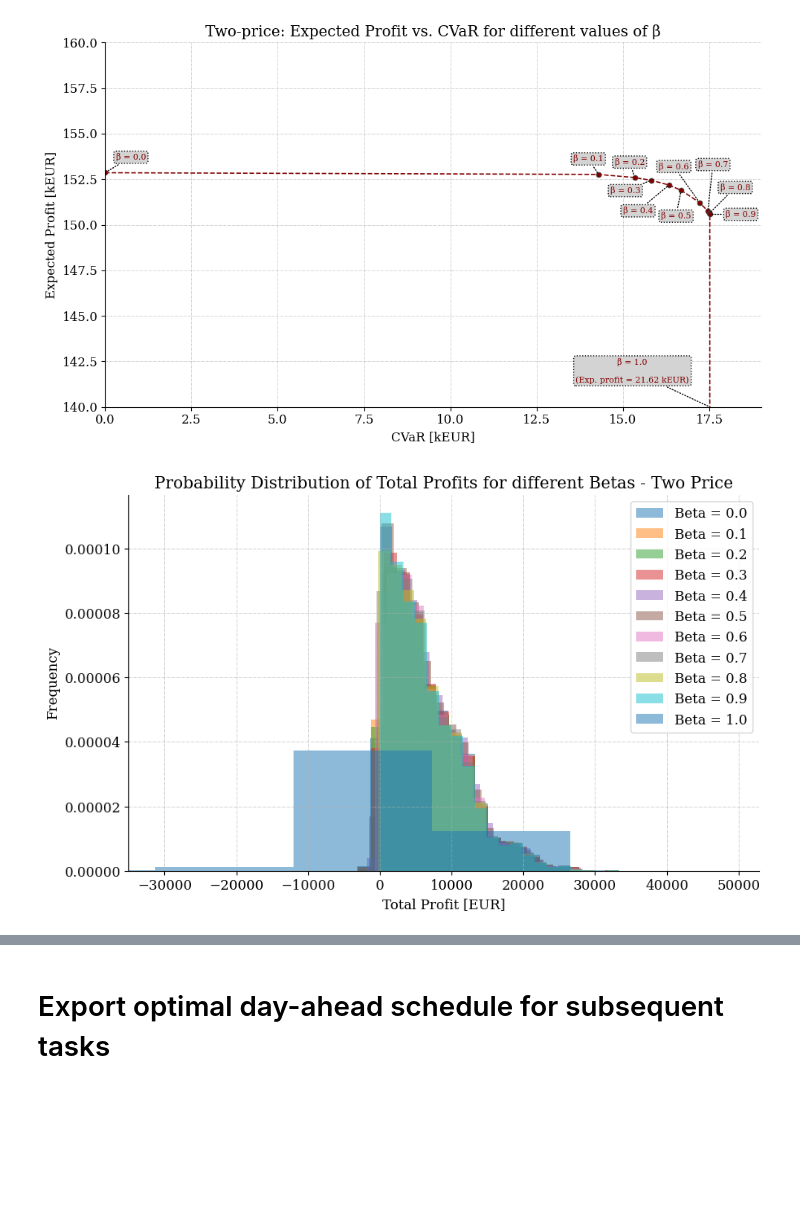
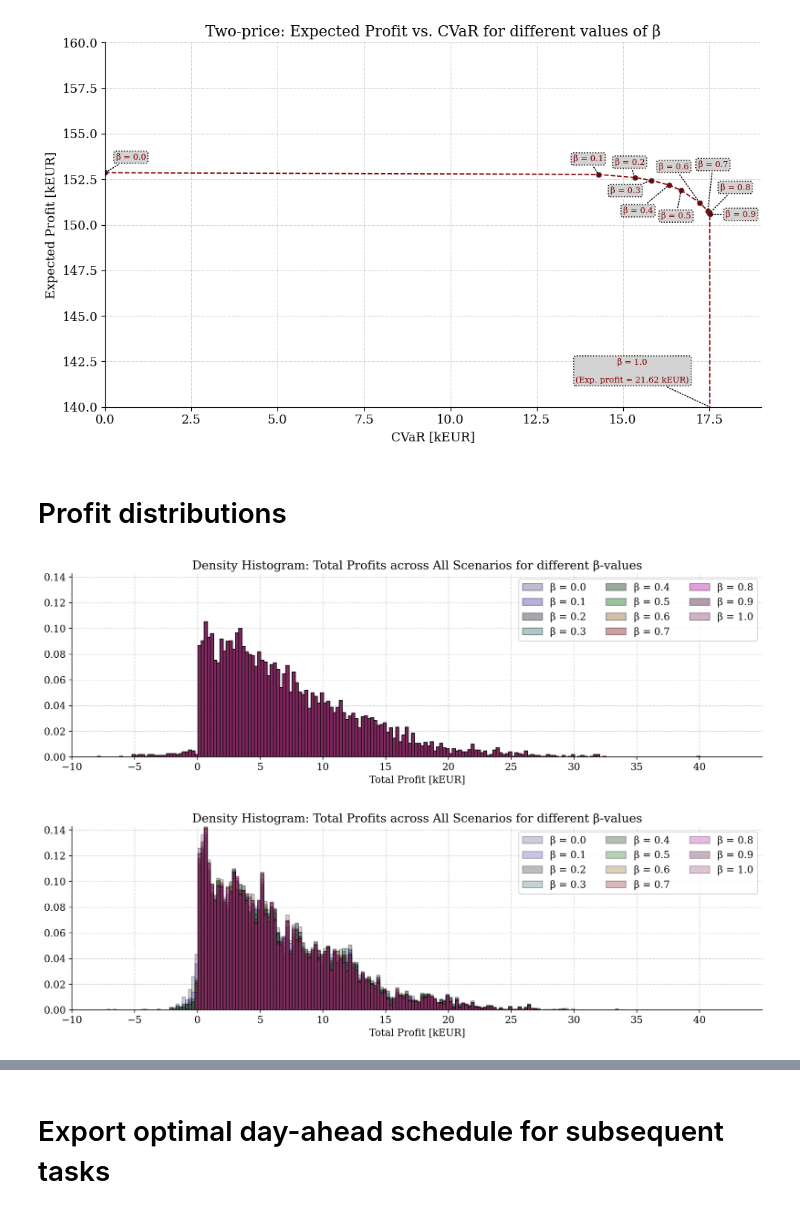
Before and after one commit to Hvid1999/46755, a Jupyter notebook: Assignment 2/task_1c_v2.ipynb, the cells around one changed output, grey strips where cells are left out. Saved outputs shown, nothing was run; the diff lists cells and outputs as text; code cells hidden in the pictures; blank space fills up the shorter version.

Commit message:
Updated the profit histograms for 1C and reorganized the file a bit
Also exported the DA-bids for beta=0.5 as CSV

```diff
--- a/Assignment 2/task_1c_v2.ipynb
+++ b/Assignment 2/task_1c_v2.ipynb
@@ -508,3 +500,5 @@ plt.tight_layout()
 plt.show()
 # %% [output]
 [figure]
+# %% [markdown]
+# Profit distributions
@@ -511,21 +510,41 @@ plt.show()
+# %%
+# Plot the probability distribution of profits for all scenarios for each beta
+plt.figure(figsize=(15, 4), dpi=200)
+
+n = 0
+for beta, profits in all_scenario_profits_per_beta_op.items():
+    plt.hist(np.array(profits) * 1e-3, bins=bins, density=True, alpha=0.4, label=f'\u03B2 = {beta.round(1)}', edgecolor='black', color=clrs[n])
+    n += 1
+
+plt.title('Density Histogram: Total Profits across All Scenarios for different \u03B2-values')
+plt.xlabel('Total Profit [kEUR]')
+plt.legend(ncol = 3)
+plt.grid(True)
+plt.ylim(ymax=0.1425)
+plt.gca().set_xticks(np.arange(-10,45,5))
+plt.gca().set_xlim([-10, 45])
+plt.gca().set_axisbelow(True)
+plt.show()
+# %% [output]
+[figure, added]
 # %%
-# Collect total profits for all scenarios for each beta
-all_scenario_profits_per_beta_tp = {beta: [] for beta in beta_values}
-for beta, result in results_per_beta_tp.items():
-    for w in range(OMEGA):
-        all_scenario_profits_per_beta_tp[beta].extend(result[w]['Total Profit [EUR]'])
+# Plot the probability distribution of profits for all scenarios for each beta
+plt.figure(figsize=(15, 4), dpi=200)
 
-# Plot the probability distribution of profits for all scenarios for each beta
-plt.figure(figsize=(10, 6))
+n = 0
 for beta, profits in all_scenario_profits_per_beta_tp.items():
-    plt.hist(profits, bins=20, density=True, alpha=0.5, label=f'Beta = {beta.round(1)}')
-plt.title('Probability Distribution of Total Profits for different Betas - Two Price')
-plt.xlabel('Total Profit [EUR]')
-plt.ylabel('Frequency')
-plt.legend()
-#plt.xticks(np.arange(-5000, 51, 500))  # Custom ticks for x-axis from -5000 to 50
-plt.xlim(-35000, plt.xlim()[1])
+    plt.hist(np.array(profits) * 1e-3, bins=bins, density=True, alpha=0.3, label=f'\u03B2 = {beta.round(1)}', edgecolor='black', color=clrs[n])
+    n += 1
+
+plt.title('Density Histogram: Total Profits across All Scenarios for different \u03B2-values')
+plt.xlabel('Total Profit [kEUR]')
+plt.legend(ncol = 3)
 plt.grid(True)
+plt.ylim(ymax=0.1425)
+plt.gca().set_xticks(np.arange(-10,45,5))
+plt.gca().set_xlim([-10, 45])
+plt.gca().set_axisbelow(True)
+
 plt.show()
 # %% [output]
-[figure, old version]
+[figure, new version]
```
Also changed, not shown: parts of 8 cells of this notebook, 2 other files.
